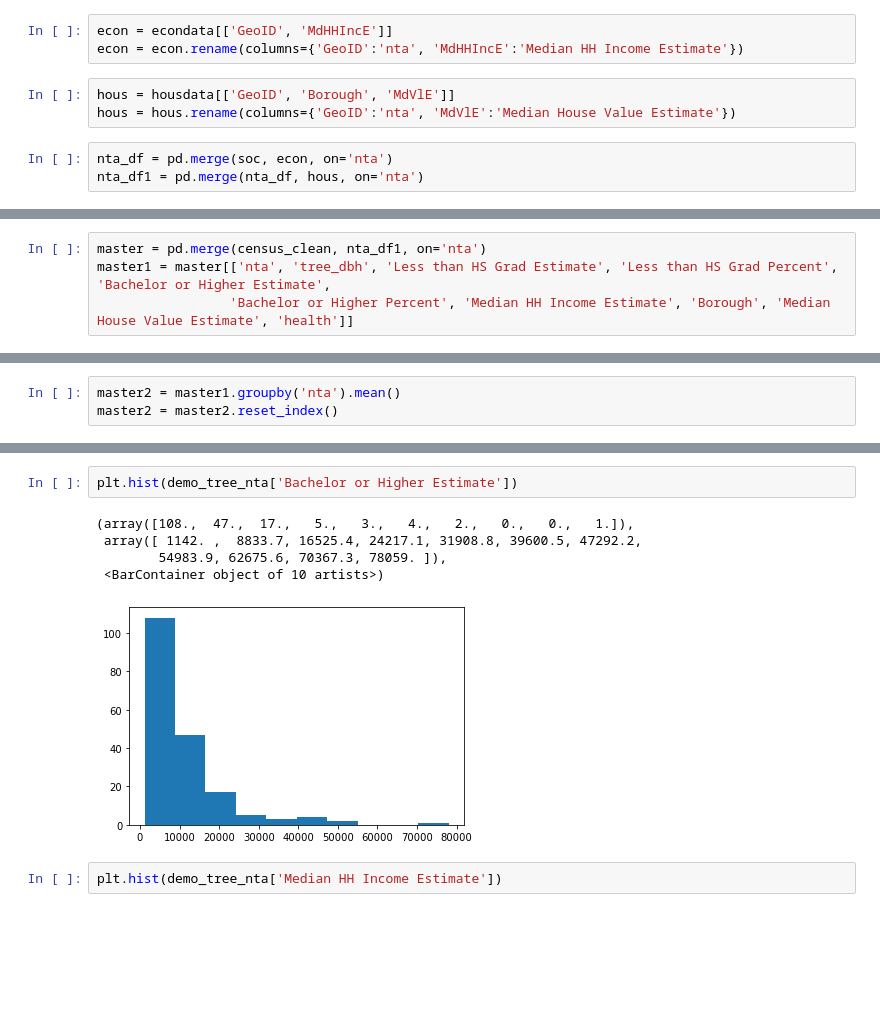
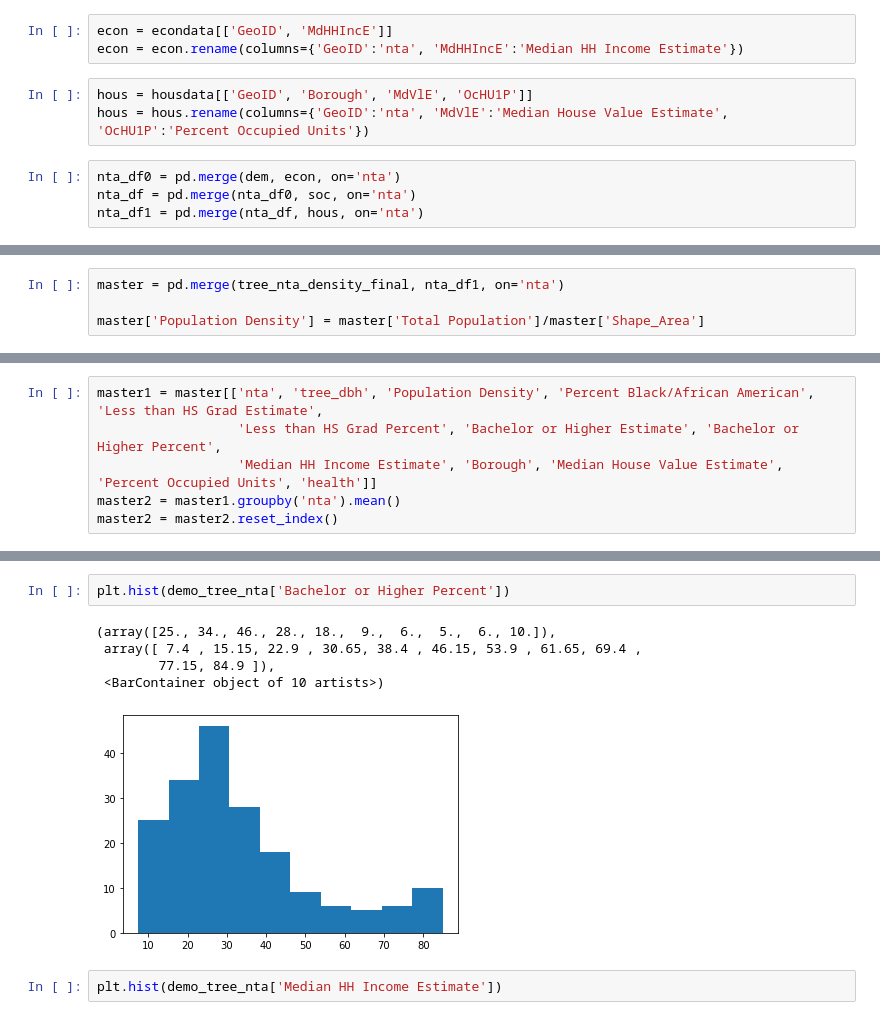
Before and after one commit to chowfi/DSGA-1001-Final-Project, a Jupyter notebook: tree_socio.ipynb, the cells around one changed output, grey strips where cells are left out. Cells and saved outputs as stored; diff of their text form; blank space fills up the shorter version.

Commit message:
tree_socio
v2.0

```diff
--- a/tree_socio.ipynb
+++ b/tree_socio.ipynb
@@ -194,10 +178,11 @@ soc = soc.rename(columns={'GeoID':'nta', 'EA_LTHSGrE': "Less than HS Grad Estima
 econ = econdata[['GeoID', 'MdHHIncE']]
 econ = econ.rename(columns={'GeoID':'nta', 'MdHHIncE':'Median HH Income Estimate'})
 # %%
-hous = housdata[['GeoID', 'Borough', 'MdVlE']]
-hous = hous.rename(columns={'GeoID':'nta', 'MdVlE':'Median House Value Estimate'})
+hous = housdata[['GeoID', 'Borough', 'MdVlE', 'OcHU1P']]
+hous = hous.rename(columns={'GeoID':'nta', 'MdVlE':'Median House Value Estimate', 'OcHU1P':'Percent Occupied Units'})
 # %%
-nta_df = pd.merge(soc, econ, on='nta')
+nta_df0 = pd.merge(dem, econ, on='nta')
+nta_df = pd.merge(nta_df0, soc, on='nta')
 nta_df1 = pd.merge(nta_df, hous, on='nta')
 # %%
 nta_df1
@@ -218,4 +203,4 @@ nta_df1
 # %%
-master = pd.merge(census_clean, nta_df1, on='nta')
-master1 = master[['nta', 'tree_dbh', 'Less than HS Grad Estimate', 'Less than HS Grad Percent', 'Bachelor or Higher Estimate',
-                 'Bachelor or Higher Percent', 'Median HH Income Estimate', 'Borough', 'Median House Value Estimate', 'health']]
+master = pd.merge(tree_nta_density_final, nta_df1, on='nta')
+
+master['Population Density'] = master['Total Population']/master['Shape_Area']
@@ -222,4 +217,7 @@ master1 = master[['nta', 'tree_dbh', 'Less than HS Grad Estimate', 'Less than HS
 # %%
+master1 = master[['nta', 'tree_dbh', 'Population Density', 'Percent Black/African American', 'Less than HS Grad Estimate',
+                  'Less than HS Grad Percent', 'Bachelor or Higher Estimate', 'Bachelor or Higher Percent',
+                  'Median HH Income Estimate', 'Borough', 'Median House Value Estimate', 'Percent Occupied Units', 'health']]
 master2 = master1.groupby('nta').mean()
 master2 = master2.reset_index()
 # %%
@@ -252,11 +265,11 @@ plt.hist(demo_tree_nta['Less than HS Grad Estimate'])
 # %%
-plt.hist(demo_tree_nta['Bachelor or Higher Estimate'])
+plt.hist(demo_tree_nta['Bachelor or Higher Percent'])
 # %% [output]
-(array([108.,  47.,  17.,   5.,   3.,   4.,   2.,   0.,   0.,   1.]),
- array([ 1142. ,  8833.7, 16525.4, 24217.1, 31908.8, 39600.5, 47292.2,
-        54983.9, 62675.6, 70367.3, 78059. ]),
+(array([25., 34., 46., 28., 18.,  9.,  6.,  5.,  6., 10.]),
+ array([ 7.4 , 15.15, 22.9 , 30.65, 38.4 , 46.15, 53.9 , 61.65, 69.4 ,
+        77.15, 84.9 ]),
  <BarContainer object of 10 artists>)
-[figure, old version]
+[figure, new version]
 # %%
 plt.hist(demo_tree_nta['Median HH Income Estimate'])
 # %% [output]
```
Also changed, not shown: parts of 35 cells of this notebook, 1 other file.
